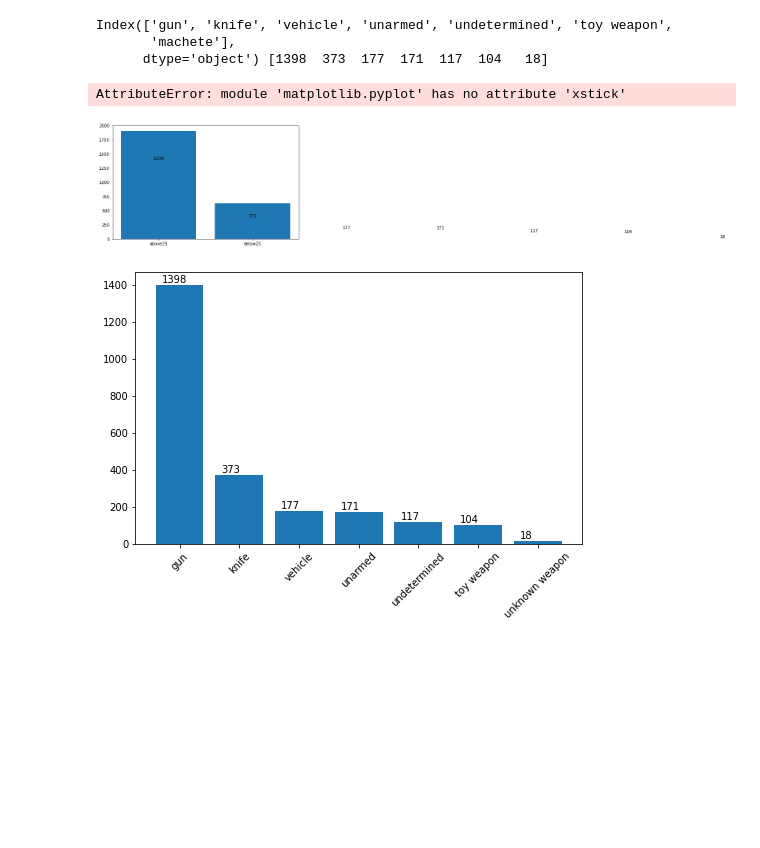
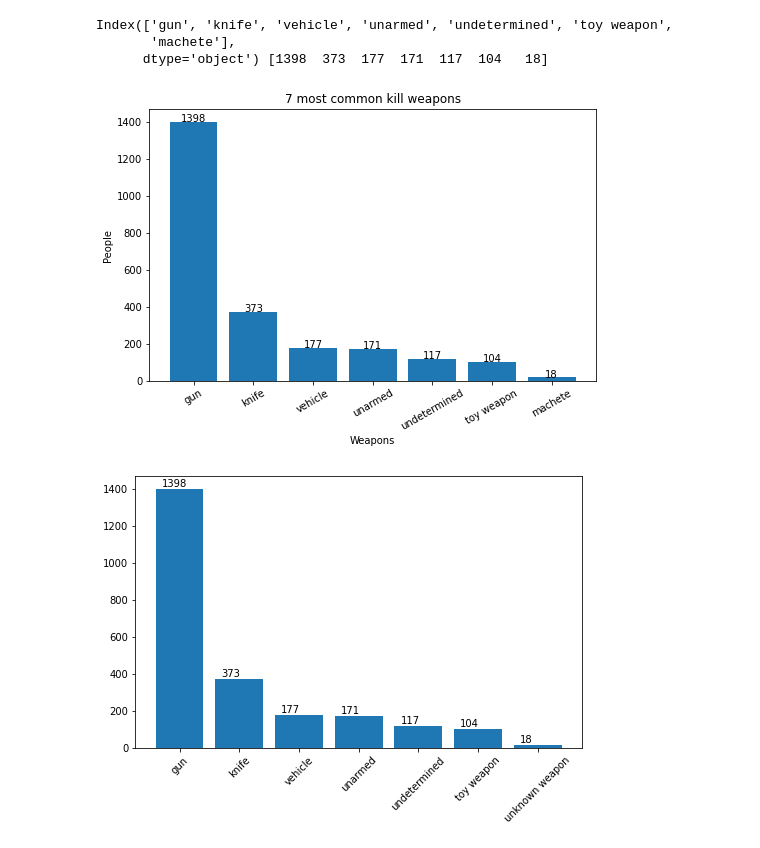
Before and after one commit to bulent-1111/Data_Science, a Jupyter notebook: Assignment/MatPlotLib_Assignment_1_student.ipynb, the cells around one changed output. Cells and saved outputs as stored; diff of their text form; code cells hidden in the pictures; blank space fills up the shorter version.

Commit message:
Python Matplotlib code added

```diff
--- a/Assignment/MatPlotLib_Assignment_1_student.ipynb
+++ b/Assignment/MatPlotLib_Assignment_1_student.ipynb
@@ -126,17 +126,16 @@ Index(['gun', 'knife', 'vehicle', 'unarmed', 'undetermined', 'toy weapon',
 # %%
 # with matplotlib
 fig, ax = plt.subplots(figsize=(8, 5))
 ax.bar(x,y )
 for index, value in enumerate(kill['armed'].value_counts().head(7)):
     plt.text(index, value, str(value), ha = "center")
-plt.xstick(rotation=60)
-# ax.set_label=y
-# ax.set_xlabel('Weapons')
-# ax.set_ylabel('People')
-# ax.set_title('7 most common kill weapons');
+plt.xticks(x,rotation=30)
+ax.set_label=y
+ax.set_xlabel('Weapons')
+ax.set_ylabel('People')
+ax.set_title('7 most common kill weapons');
 # %% [output]
-AttributeError: module 'matplotlib.pyplot' has no attribute 'xstick'
-[figure, old version]
+[figure, new version]
 # %%
 # %% [output]
 [figure]
```
Also changed, not shown: parts of 18 cells of this notebook.
